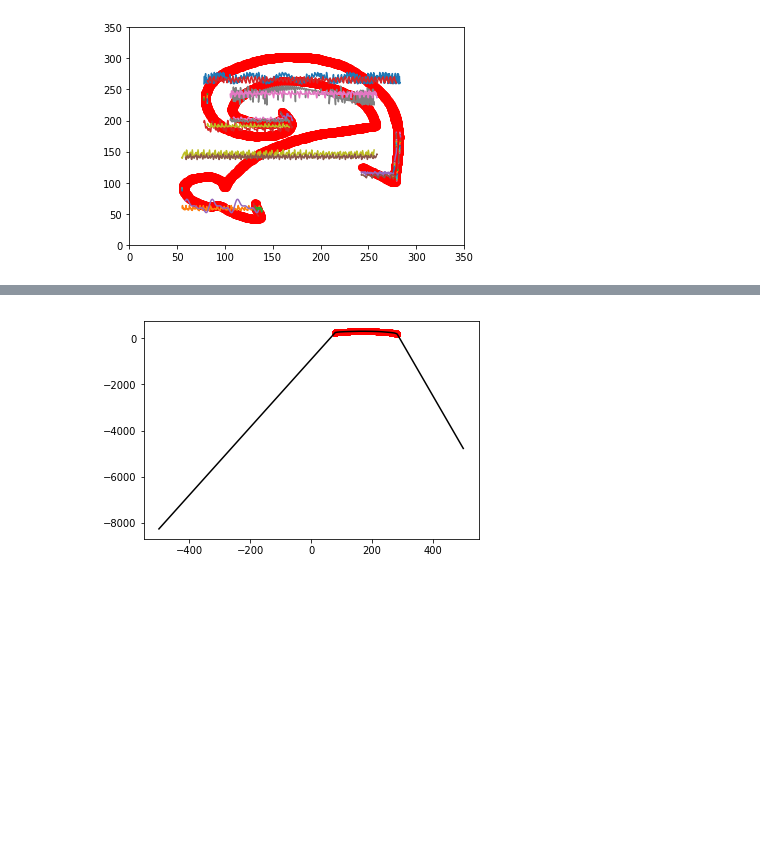
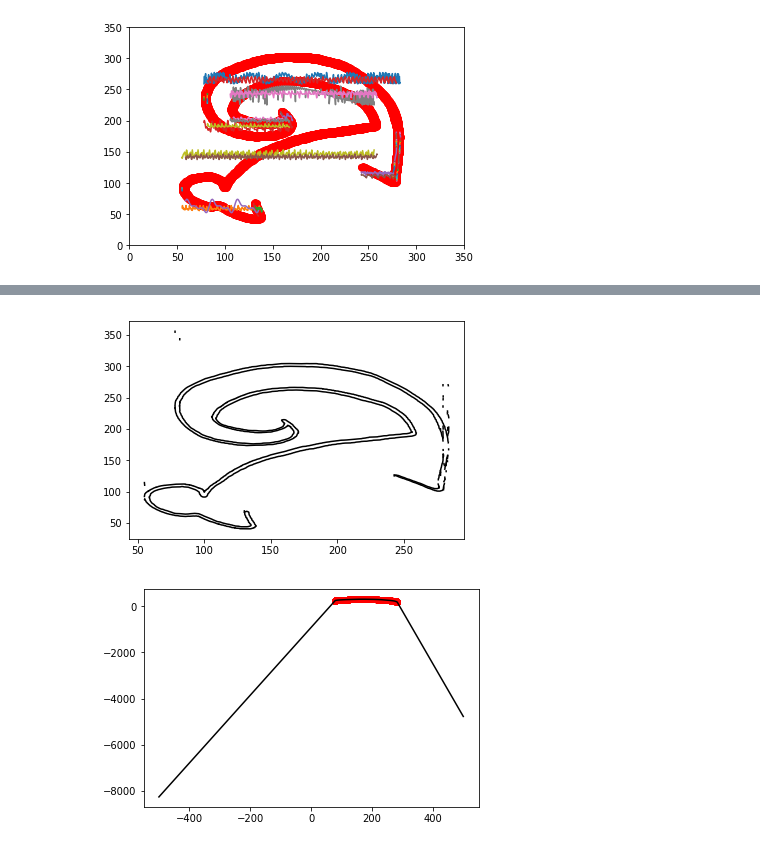
Before and after one commit to DeepFriedPollock/am_205_project, a Jupyter notebook: tyler_in_progress.ipynb, the cells around one changed output, grey strips where cells are left out. Drawn from its saved outputs; the diff is of its cells as text; code cells hidden in the pictures; blank space fills up the shorter version.

```diff
--- a/tyler_in_progress.ipynb
+++ b/tyler_in_progress.ipynb
@@ -456,3 +473,35 @@ lenght of cut 3
+# %%
+splited2 = [splited[3]]
+#print(splited2)
+for cut in splited:
+    #print(cut)
+    #print("round")
+    xdata=[]
+    ydata=[]
+    #print(len(cut))
+    for i in range(len(cut)):
+
+        xdata.append(cut[i][0])
+        ydata.append(cut[i][1])
+
+    x = xdata
+    y = ydata
+    #print(len(xdata))
+    #print(len(ydata))
+    rft = np.fft.rfft(y)
+    #print((rft))
+    #rft[5:] = 0   # Note, rft.shape = 21
+    y_smooth = np.fft.irfft(rft)
+    #print((y_smooth))
+    #plt.plot(x, y, label='Original', marker = 'o', c = 'red')
+    try:
+        plt.plot(x, y_smooth, c = 'black')
+    except:
+        plt.plot(x[:-1],y_smooth, c = 'black')
+    #plt.legend(loc=0)
+plt.show()
+# %% [output]
+[figure, added]
 # %%
 for cut in splited1:
     xdata=[]
```
Also changed, not shown: parts of 3 cells of this notebook.
